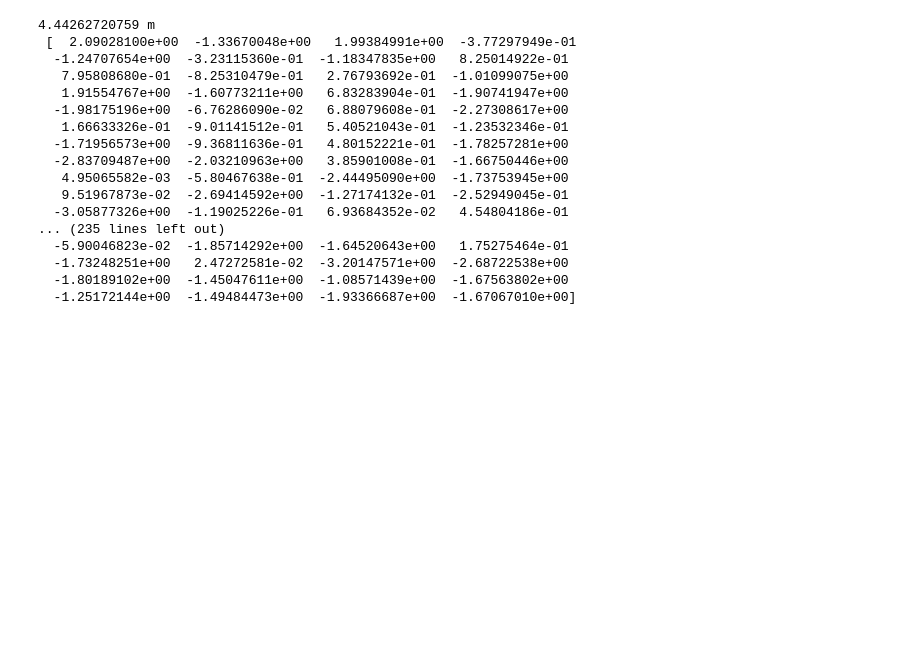
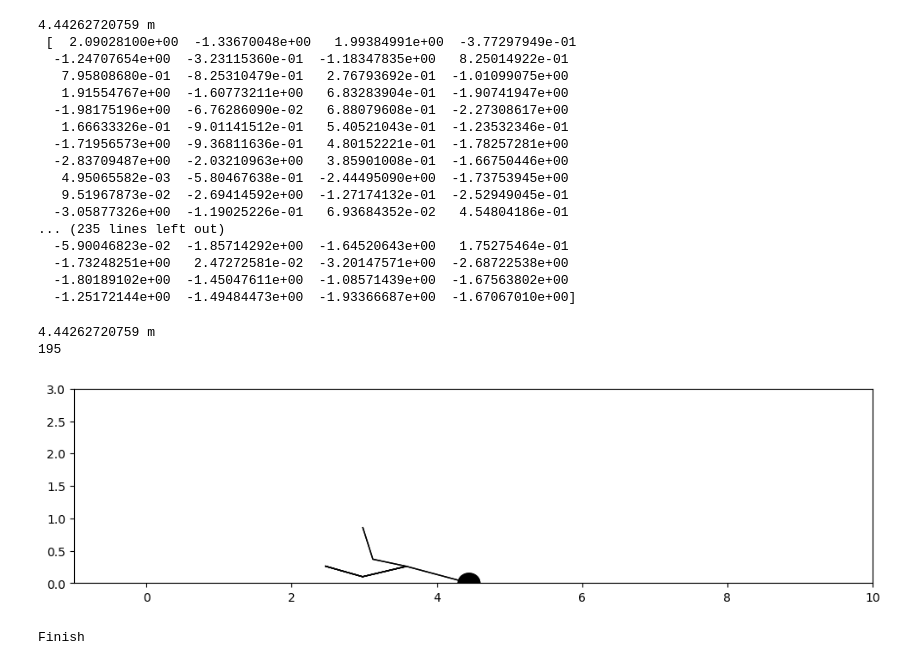
Before and after one commit to Skyraker2016/CS168, a Jupyter notebook: miniproject7/miniproject7.ipynb, the cells around one changed output. Drawn from its saved outputs; the diff is of its cells as text; code cells hidden in the pictures; blank space fills up the shorter version.

```diff
--- a/miniproject7/miniproject7.ipynb
+++ b/miniproject7/miniproject7.ipynb
@@ -642,0 +641,7 @@ pri
+# %%
+draw_animate(plan)
+# %% [output]
+4.44262720759 m
+195
+[figure, added]
+Finish
```
Also changed, not shown: parts of 2 cells of this notebook, 1 other file.
